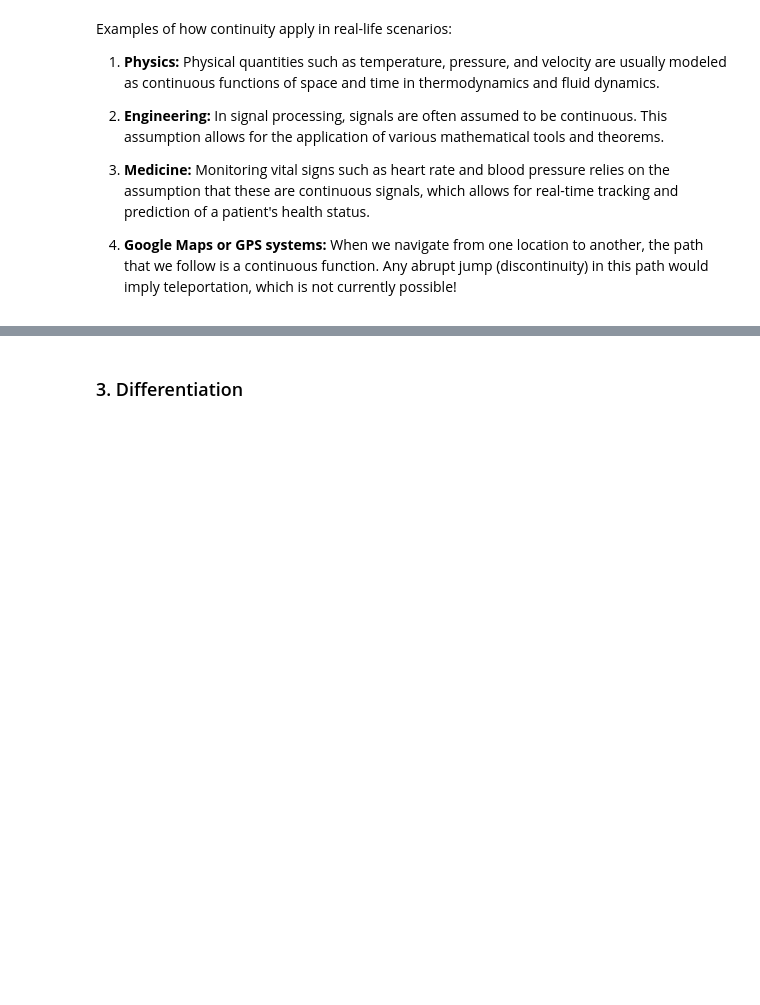
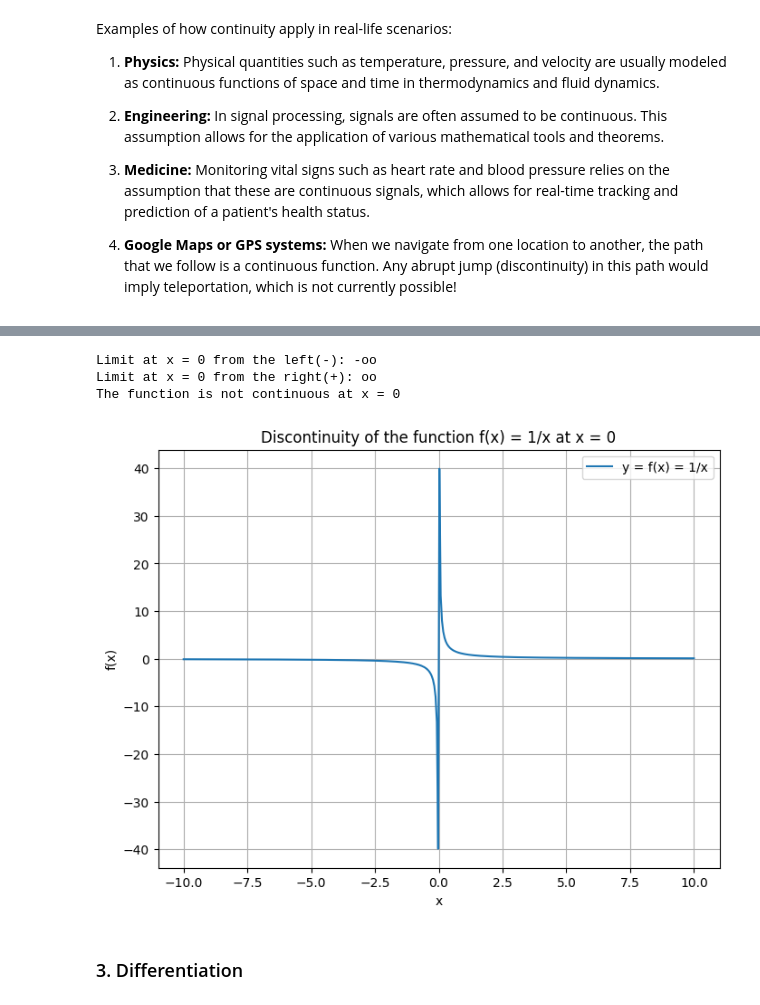
Before and after one commit to natapone/learning_ai_by_coding, a Jupyter notebook: 1-2_calculus.ipynb, the cells around one changed output, grey strips where cells are left out. Saved outputs shown, nothing was run; the diff lists cells and outputs as text; code cells hidden in the pictures; blank space fills up the shorter version.

```diff
--- a/1-2_calculus.ipynb
+++ b/1-2_calculus.ipynb
@@ -313,3 +402,51 @@ Examples of how continuity apply in real-life scenarios:
+# %%
+from sympy import *
+import matplotlib.pyplot as plt
+import numpy as np
+
+# Define the symbolic variable
+x = symbols('x')
+
+# Define the function
+def f(x):
+    return 1/x
+
+# Test continuity at a point (e.g., x = 0)
+a = 0
+limit_at_a_left = limit(f(x), x, a, dir='-')
+limit_at_a_right = limit(f(x), x, a, dir='+')
+
+print(f"Limit at x = {a} from the left(-): {limit_at_a_left}")
+print(f"Limit at x = {a} from the right(+): {limit_at_a_right}")
+
+if limit_at_a_left != limit_at_a_right:
+    print(f"The function is not continuous at x = {a}")
+else:
+    print(f"The function is continuous at x = {a}")
+
+# Now let's plot the function
+x_vals = np.linspace(-10, 10, 400)
+y_vals = f(x_vals)
+
+# As function is not defined at x = 0, we'll set that value to nan
+y_vals[x_vals==0] = np.nan
+
+plt.figure(figsize=(8, 6))
+
+# Plot the function
+plt.plot(x_vals, y_vals, label="y = f(x) = 1/x")
+
+plt.xlabel("x")
+plt.ylabel("f(x)")
+plt.title("Discontinuity of the function f(x) = 1/x at x = 0")
+plt.legend()
+plt.grid(True)
+plt.show()
+# %% [output]
+Limit at x = 0 from the left(-): -oo
+Limit at x = 0 from the right(+): oo
+The function is not continuous at x = 0
+[figure, added]
 # %% [markdown]
 ### 3. Differentiation
 # %% [markdown]
```
Also changed, not shown: parts of 6 cells of this notebook.
